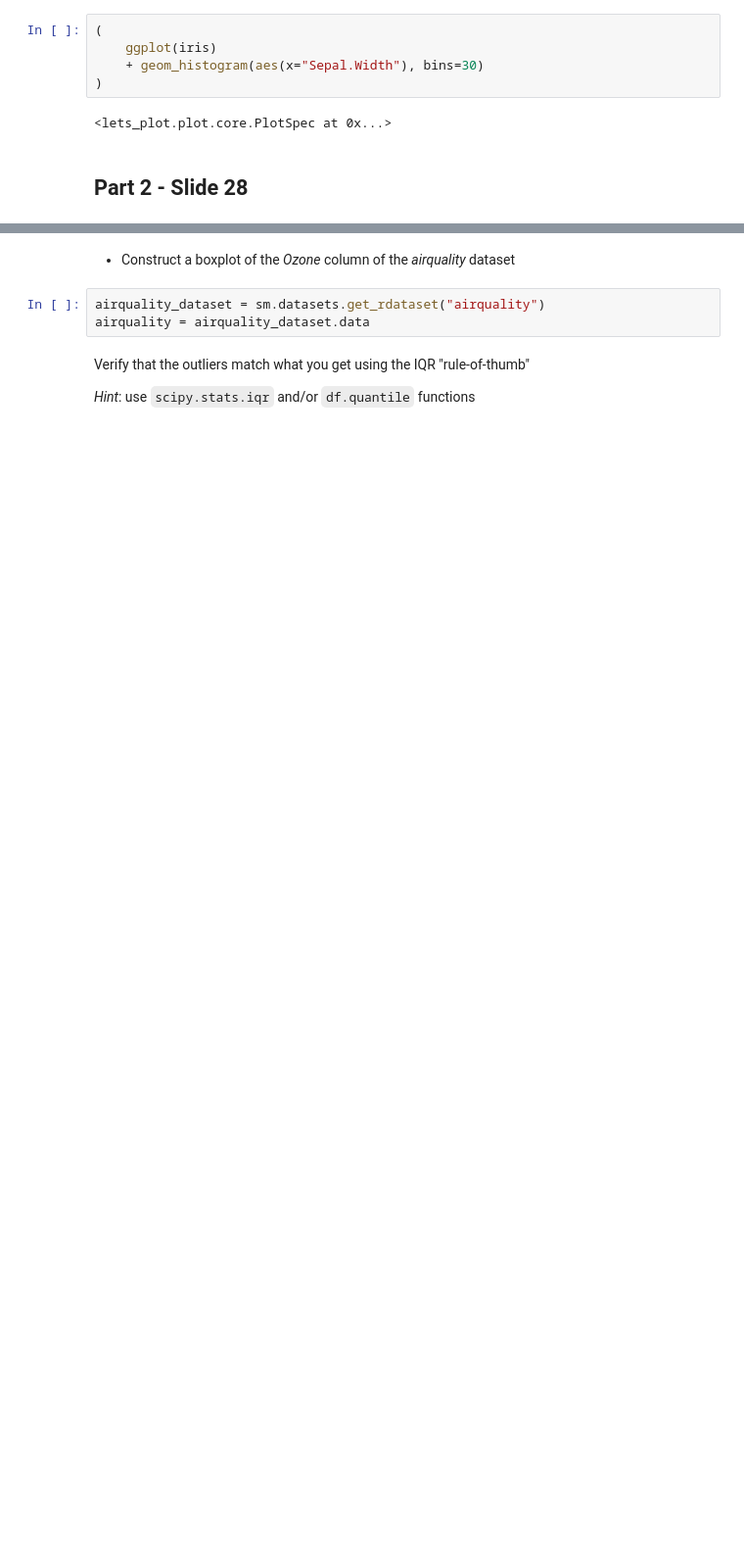
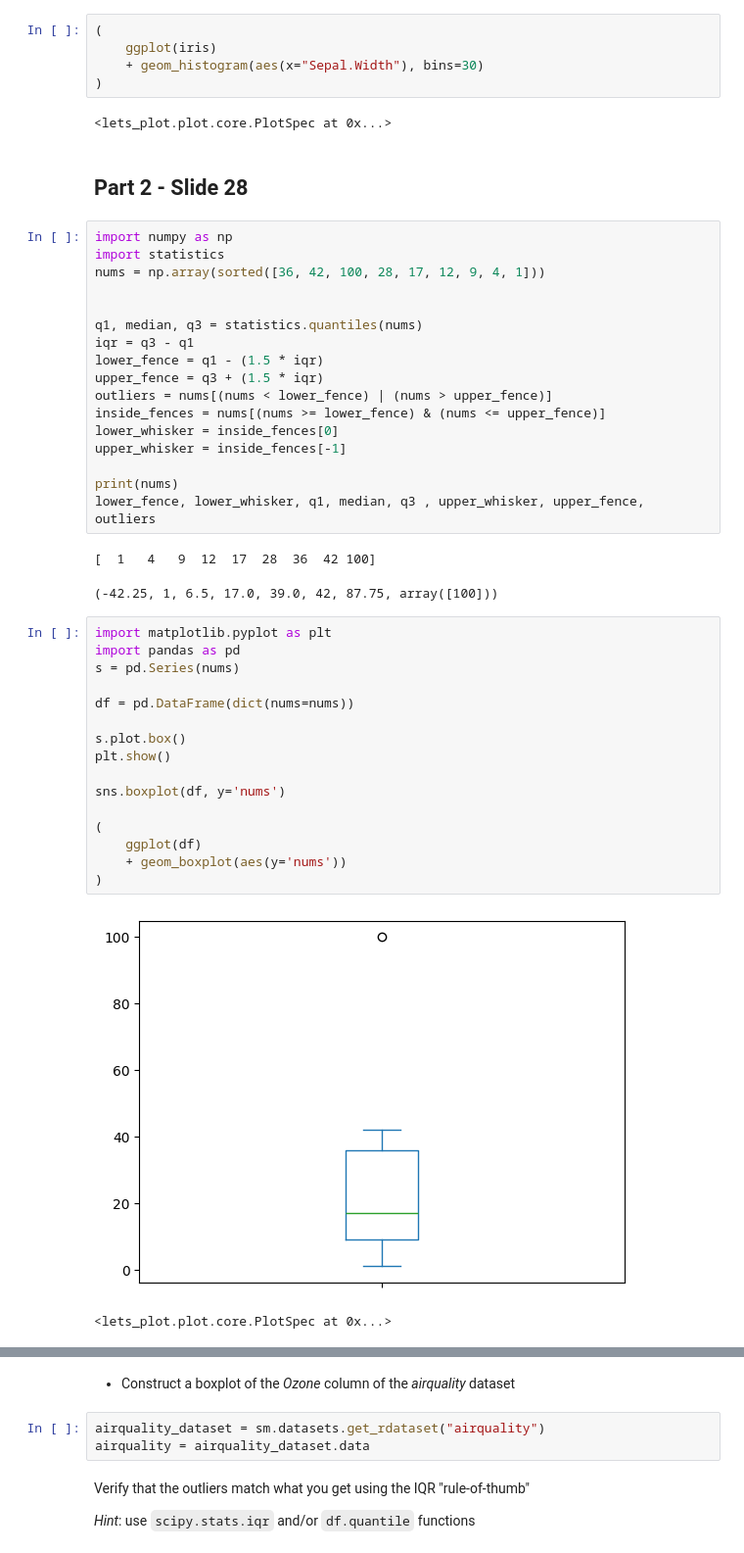
Before and after one commit to Avelez164/Data-Science-Big-Data, a Jupyter notebook: eda.ipynb, the cells around one changed output, grey strips where cells are left out. Shown: that part at 98% size. Cells and saved outputs as stored; diff of their text form; blank space fills up the shorter version.

```diff
--- a/eda.ipynb
+++ b/eda.ipynb
@@ -64,3 +64,42 @@ for nbin in range(10, 41, 10):
 <lets_plot.plot.core.PlotSpec at 0x...>
 # %% [markdown]
 ## Part 2 - Slide 28
+# %%
+import numpy as np
+import statistics
+nums = np.array(sorted([36, 42, 100, 28, 17, 12, 9, 4, 1]))
+
+
+q1, median, q3 = statistics.quantiles(nums)
+iqr = q3 - q1
+lower_fence = q1 - (1.5 * iqr)
+upper_fence = q3 + (1.5 * iqr)
+outliers = nums[(nums < lower_fence) | (nums > upper_fence)]
+inside_fences = nums[(nums >= lower_fence) & (nums <= upper_fence)]
+lower_whisker = inside_fences[0]
+upper_whisker = inside_fences[-1]
+
+print(nums)
+lower_fence, lower_whisker, q1, median, q3 , upper_whisker, upper_fence, outliers
+# %% [output]
+[  1   4   9  12  17  28  36  42 100]
+(-42.25, 1, 6.5, 17.0, 39.0, 42, 87.75, array([100]))
+# %%
+import matplotlib.pyplot as plt
+import pandas as pd
+s = pd.Series(nums)
+
+df = pd.DataFrame(dict(nums=nums))
+
+s.plot.box()
+plt.show()
+
+sns.boxplot(df, y='nums')
+
+(
+    ggplot(df)
+    + geom_boxplot(aes(y='nums'))
+)
+# %% [output]
+[figure, added]
+<lets_plot.plot.core.PlotSpec at 0x...>
```
Also changed, not shown: parts of 14 cells of this notebook.
